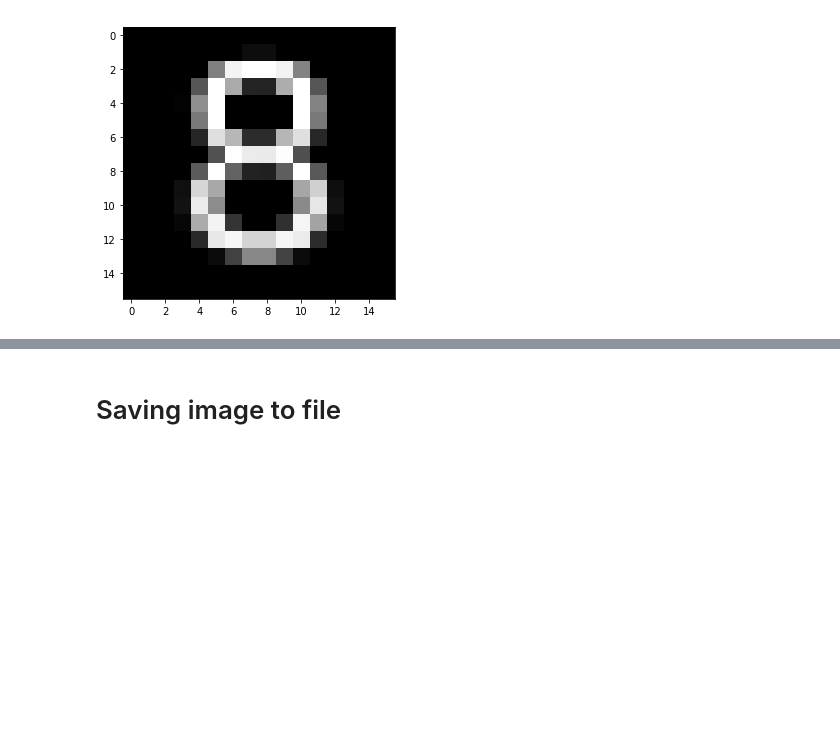
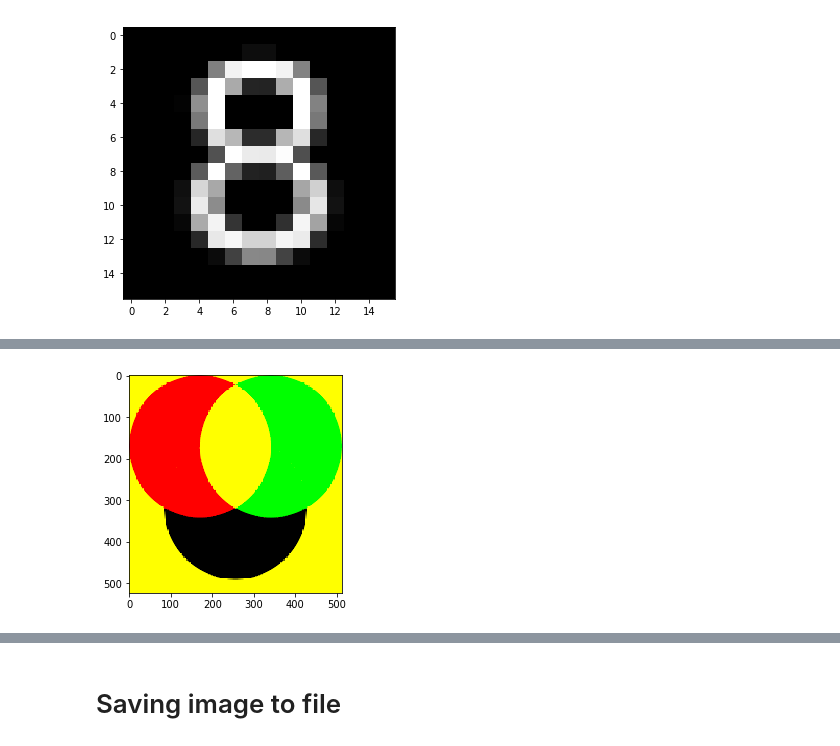
Before and after one commit to lavolpenoire/DIP, a Jupyter notebook: Lab1.ipynb, the cells around one changed output, grey strips where cells are left out. Cells and saved outputs as stored; diff of their text form; code cells hidden in the pictures; blank space fills up the shorter version.

```diff
--- a/Lab1.ipynb
+++ b/Lab1.ipynb
@@ -125,0 +281,10 @@ plt.imshow(img_crop); plt.show();
+# %%
+# встановимо всі значення інтенсивності синього каналу рівними 0
+B[:, :, 2] = 0
+# %%
+img_merge = cv2.merge((R[:, :, 0], G[:, :, 1], B[:, :, 2]))
+
+plt.imshow(img_merge)
+plt.show()
+# %% [output]
+[figure, added]
```
Also changed, not shown: parts of 65 cells of this notebook.
